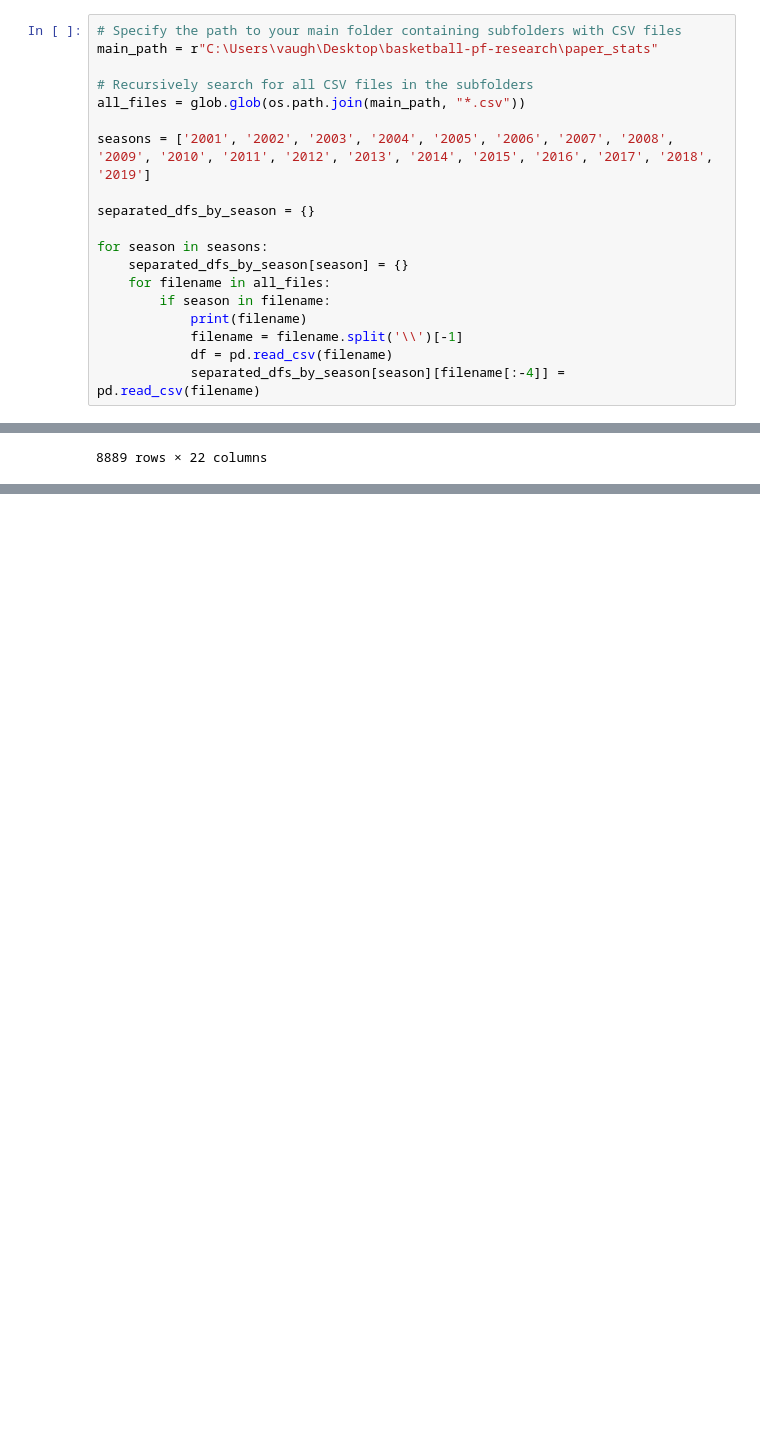
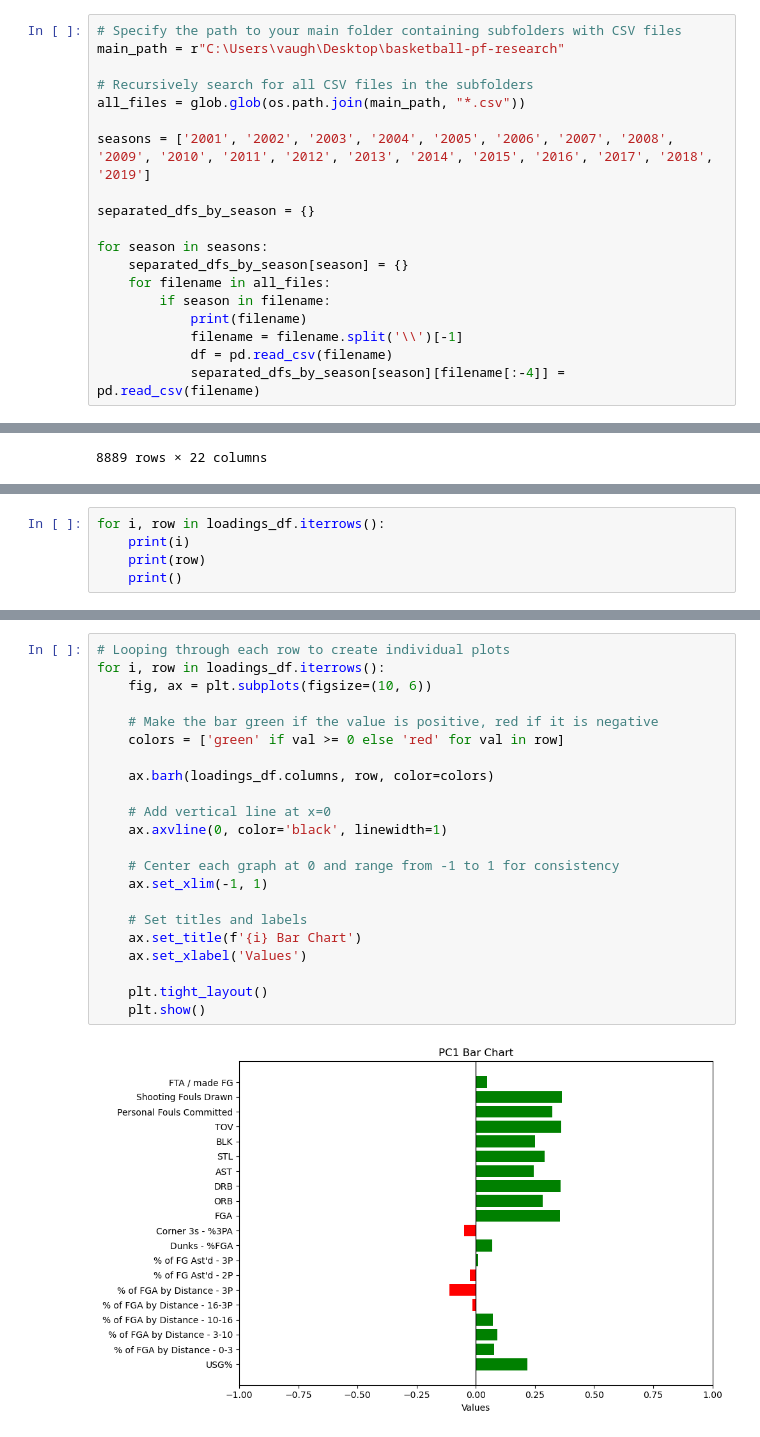
Before and after one commit to matthew-vaught/basketball-playstyle-research, a Jupyter notebook: Reproducing Richardson's PCA Results - Organizing the Data and Performing PCA.ipynb, the cells around one changed output, grey strips where cells are left out. Saved outputs shown, nothing was run; the diff lists cells and outputs as text; blank space fills up the shorter version.

```diff
--- a/Reproducing Richardson's PCA Results - Organizing the Data and Performing PCA.ipynb
+++ b/Reproducing Richardson's PCA Results - Organizing the Data and Performing PCA.ipynb
@@ -4,7 +7,7 @@ import os
 import glob
 # %%
 # Specify the path to your main folder containing subfolders with CSV files
-main_path = r"C:\Users\vaugh\Desktop\basketball-pf-research\paper_stats"
+main_path = r"C:\Users\vaugh\Desktop\basketball-pf-research"
 
 # Recursively search for all CSV files in the subfolders
 all_files = glob.glob(os.path.join(main_path, "*.csv"))
@@ -188,0 +205,5 @@ loadings_df
+# %%
+for i, row in loadings_df.iterrows():
+    print(i)
+    print(row)
+    print()
@@ -188,0 +228,24 @@ loadings_df
+# %%
+# Looping through each row to create individual plots
+for i, row in loadings_df.iterrows():
+    fig, ax = plt.subplots(figsize=(10, 6))
+
+    # Make the bar green if the value is positive, red if it is negative
+    colors = ['green' if val >= 0 else 'red' for val in row]
+
+    ax.barh(loadings_df.columns, row, color=colors)
+
+    # Add vertical line at x=0
+    ax.axvline(0, color='black', linewidth=1)
+
+    # Center each graph at 0 and range from -1 to 1 for consistency
+    ax.set_xlim(-1, 1)
+
+    # Set titles and labels
+    ax.set_title(f'{i} Bar Chart')
+    ax.set_xlabel('Values')
+
+    plt.tight_layout()
+    plt.show()
+# %% [output]
+[figure, added]
```
Also changed, not shown: parts of 15 cells of this notebook.
